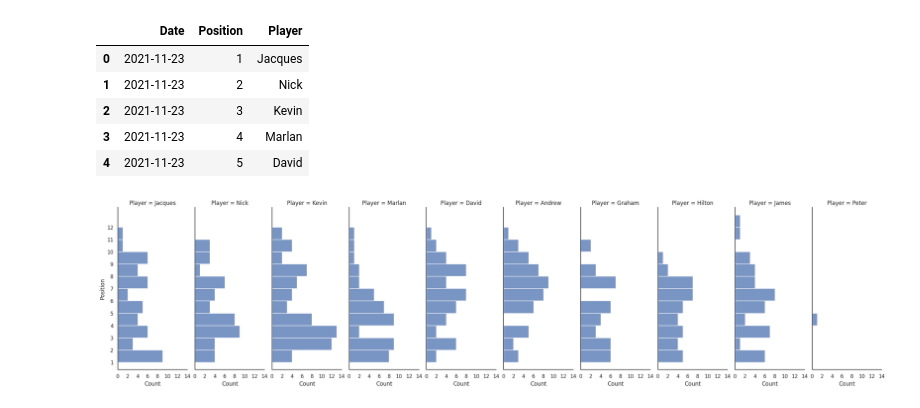
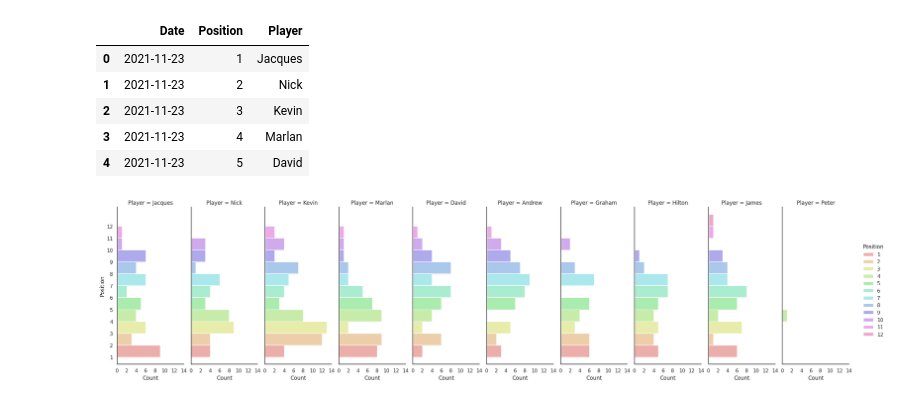
Before and after one commit to marlanperumal/poker_analysis, a Jupyter notebook: poker_data_analysis.ipynb, the cells around one changed output. Cells and saved outputs as stored; diff of their text form; code cells hidden in the pictures.

Commit message:
did some analysis and visualisation

```diff
--- a/poker_data_analysis.ipynb
+++ b/poker_data_analysis.ipynb
@@ -46,10 +46,11 @@ df.head()
 # %%
 sns.set_theme()
 sns.set_style("white")
+sns.set_palette("bright")
 # %%
-g = sns.displot(data=df, kind="hist", col="Player", y="Position", height=6, aspect=0.4, binwidth=1, binrange=[1, 13])
+g = sns.displot(data=df, kind="hist", col="Player", y="Position", hue="Position", palette=sns.color_palette("hls", 12), height=6, aspect=0.4, binwidth=1, binrange=[1, 13])
 for ax in g.axes.ravel():
     ax.set_yticks(list(range(1, 13)))
     ax.set_xticks(list(range(0, 16, 2)))
 # %% [output]
-[figure, old version]
+[figure, new version]
```
Also changed, not shown: parts of 41 cells of this notebook, 15 other files.
